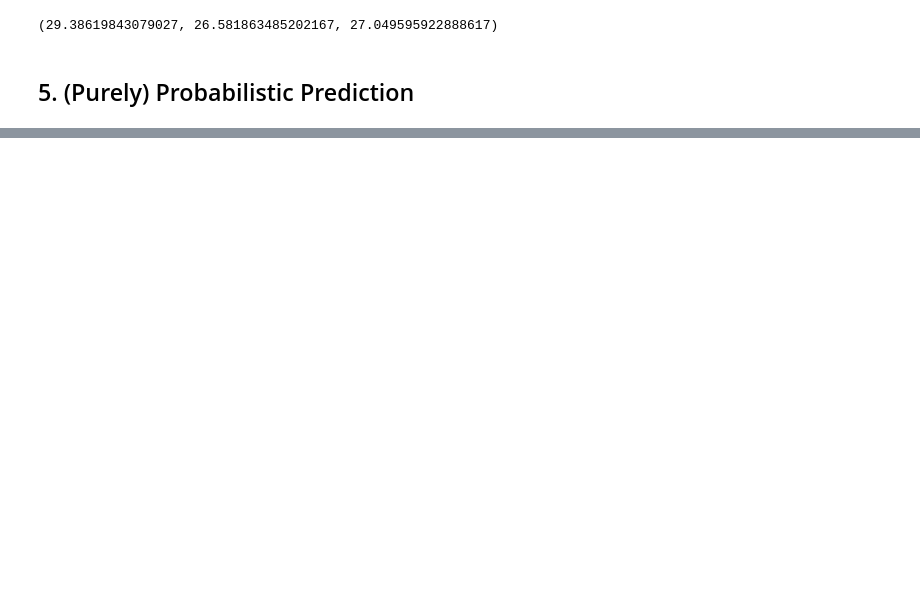
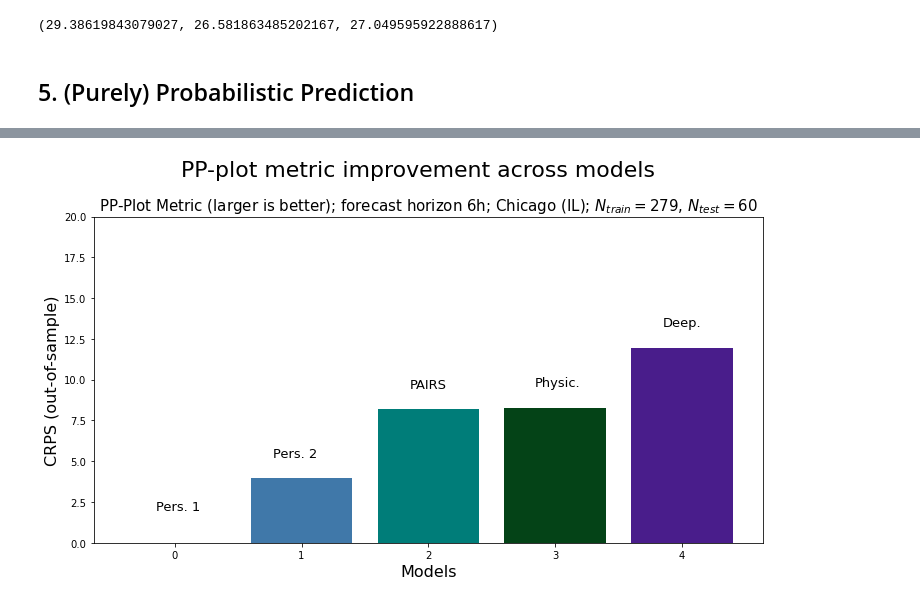
Before and after one commit to 7shoe/probabilistic-forecasting, a Jupyter notebook: 02_ModelZoo.ipynb, the cells around one changed output, grey strips where cells are left out. Cells and saved outputs as stored; diff of their text form; code cells hidden in the pictures; blank space fills up the shorter version.

```diff
--- a/02_ModelZoo.ipynb
+++ b/02_ModelZoo.ipynb
@@ -771,0 +792,26 @@ CRPS_prob_tr, CRPS_prob_va, CRPS_prob_te
+# %%
+ppHeights = [(-1) * x for x in [pp1, pp2, ppPairs, ppPhys, ppDeep]] # quick fix for sign bug in ppPlotMetric
+
+fig, ax = plt.subplots(figsize=(12,6))
+
+COLS = ['#4078a9ff', '#4078a9ff', '#007d79', '#044317', '#491d8b', 'green']
+plt.suptitle('PP-plot metric improvement across models', y=1.01, fontsize=22)
+plt.title('PP-Plot Metric (larger is better); forecast horizon 6h; Chicago (IL); $N_{train}=279$, $N_{test}=60$', fontsize=15)
+plt.bar(x=range(len(ppHeights)), height=ppHeights, color=COLS)
+plt.ylim(0,20)
+labels = [item.get_text() for item in ax.get_xticklabels()]
+
+legList = ['Pres1', 'Pres2', 'PAIRS', 'Phys.', 'Deep', "Prob"]
+
+plt.text(-0.15, 2, "Pers. 1", fontsize=13)
+plt.text(0.775, 5.25, "Pers. 2", fontsize=13)
+plt.text(1.85, 9.5, "PAIRS", fontsize=13)
+plt.text(2.84, 9.6, "Physic.", fontsize=13)
+plt.text(3.85, 13.25, "Deep.", fontsize=13)
+
+plt.ylabel('CRPS (out-of-sample)', fontsize=16)
+plt.xlabel('Models', fontsize=16)
+
+plt.show()
+# %% [output]
+[figure, added]
```
Also changed, not shown: parts of 12 cells of this notebook.
